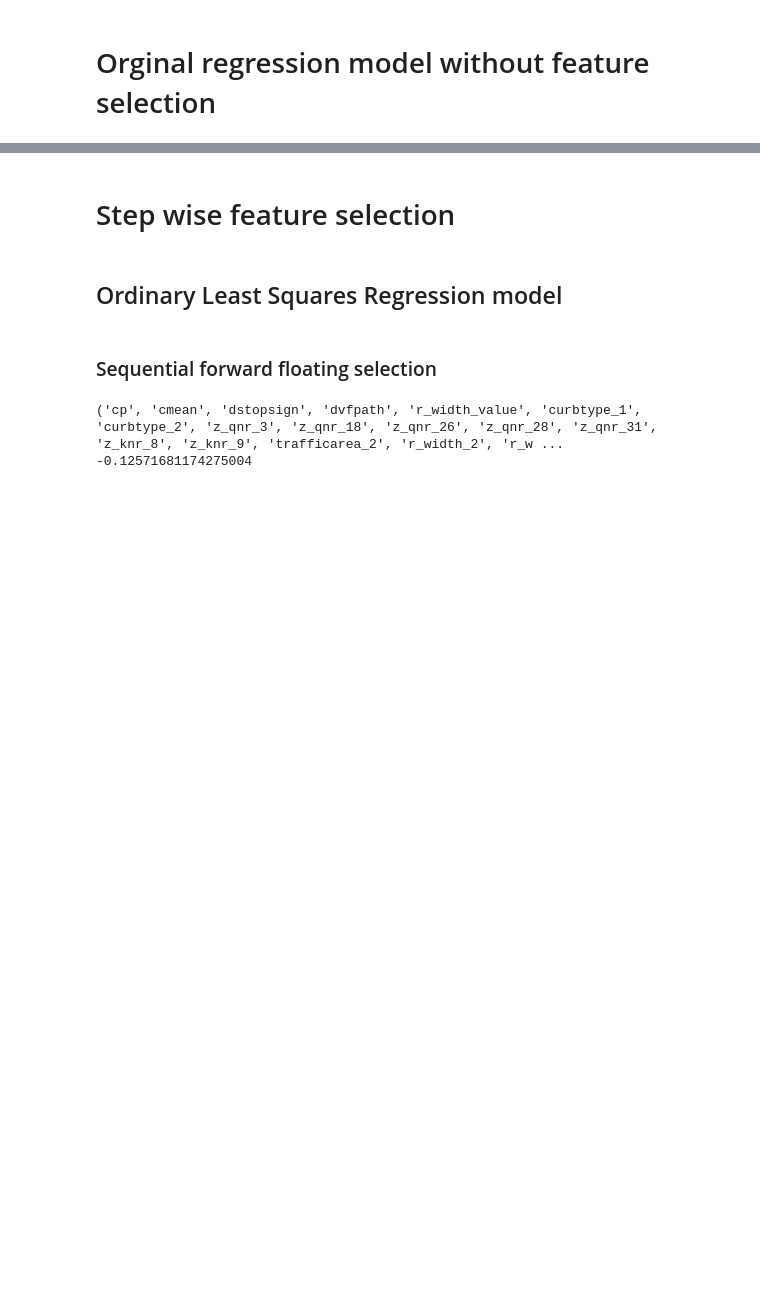
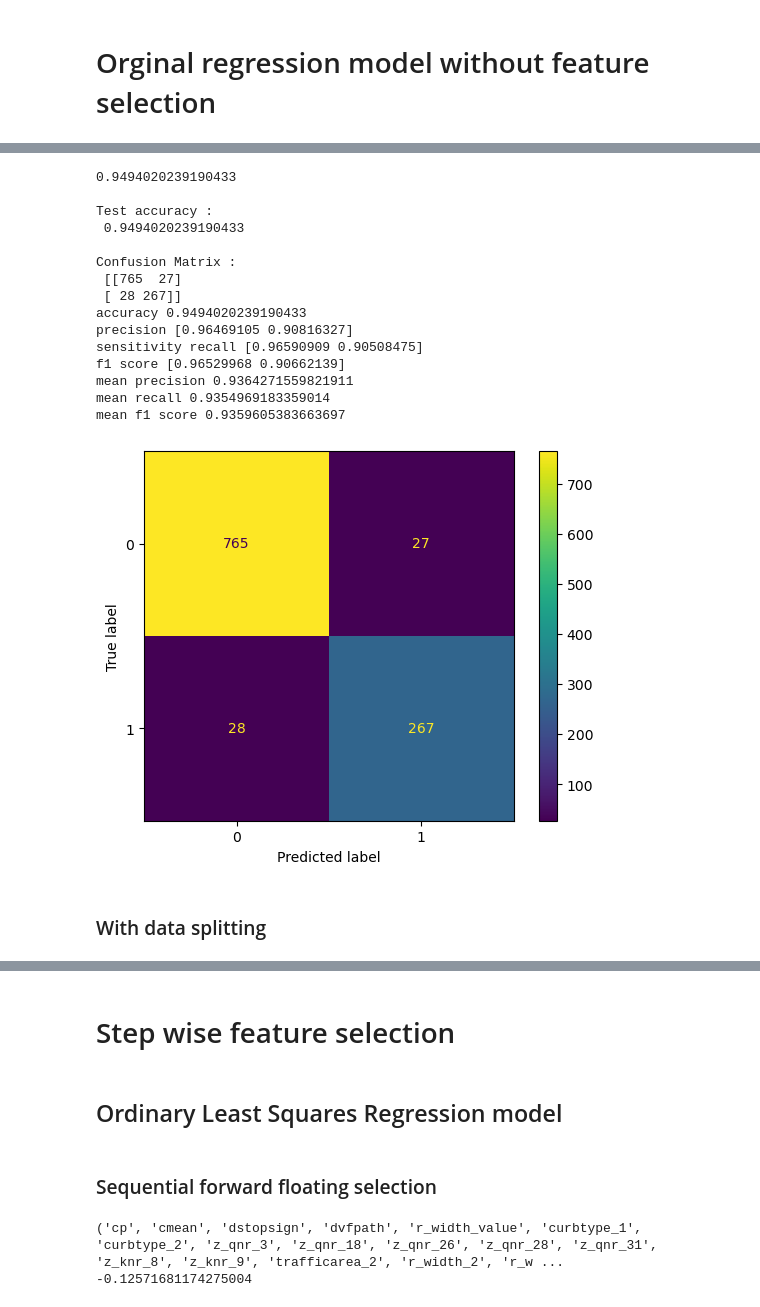
Before and after one commit to yeluH/MT_FI, a Jupyter notebook: Notebooks/0_Regression_presence_of_accident.ipynb, the cells around one changed output, grey strips where cells are left out. Drawn from its saved outputs; the diff is of its cells as text; code cells hidden in the pictures; blank space fills up the shorter version.

```diff
--- a/Notebooks/0_Regression_presence_of_accident.ipynb
+++ b/Notebooks/0_Regression_presence_of_accident.ipynb
@@ -331,0 +413,13 @@ strong multicollinearity problems or that the design matrix is singular.
+# %%
+
+# Without constant
+# m00_log = sm.Logit(y, x)
+# r00_log = m00_log.fit_regularized()
+# r00_log.summary()
+
+# Add constant
+x_const = tools.add_constant(x)
+m00_log = sm.Logit(y,x_const)
+r00_log = m00_log.fit_regularized()
+
+r00_log.summary()
@@ -331,0 +459,47 @@ strong multicollinearity problems or that the design matrix is singular.
+# %%
+pred00log = r00_log.predict(x_const)
+pred00log = list(map(round,pred00log))
+print(accuracy_score(y, pred00log))
+print('\nTest accuracy : \n', accuracy_score(y, pred00log))
+cm00log = confusion_matrix(y, pred00log)
+print ('\nConfusion Matrix : \n', cm00log)
+cm00log_display = metrics.ConfusionMatrixDisplay(confusion_matrix = cm00log)
+cm00log_display.plot()
+
+acc_log = metrics.accuracy_score(y, pred00log)
+print('accuracy', acc_log)
+
+pre_log = metrics.precision_score(y, pred00log, average = None)
+print('precision', pre_log)
+
+senrec_log = metrics.recall_score(y, pred00log, average = None)
+print('sensitivity recall', senrec_log)
+
+f1_log = metrics.f1_score(y, pred00log, average = None)
+print('f1 score', f1_log)
+
+pre_log_m = np.mean(pre_log)
+senrec_log_m = np.mean(senrec_log)
+f1_log_m = np.mean(f1_log)
+print('mean precision', pre_log_m)
+print('mean recall', senrec_log_m)
+print('mean f1 score', f1_log_m)
+# %% [output]
+0.9494020239190433
+
+Test accuracy :
+ 0.9494020239190433
+
+Confusion Matrix :
+ [[765  27]
+ [ 28 267]]
+accuracy 0.9494020239190433
+precision [0.96469105 0.90816327]
+sensitivity recall [0.96590909 0.90508475]
+f1 score [0.96529968 0.90662139]
+mean precision 0.9364271559821911
+mean recall 0.9354969183359014
+mean f1 score 0.9359605383663697
+[figure, added]
+# %% [markdown]
+### With data splitting
```
Also changed, not shown: parts of 21 cells of this notebook.
